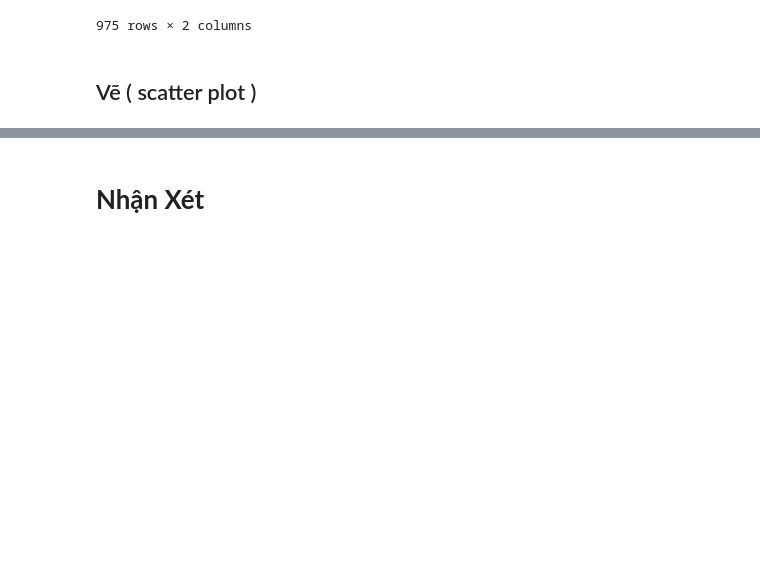
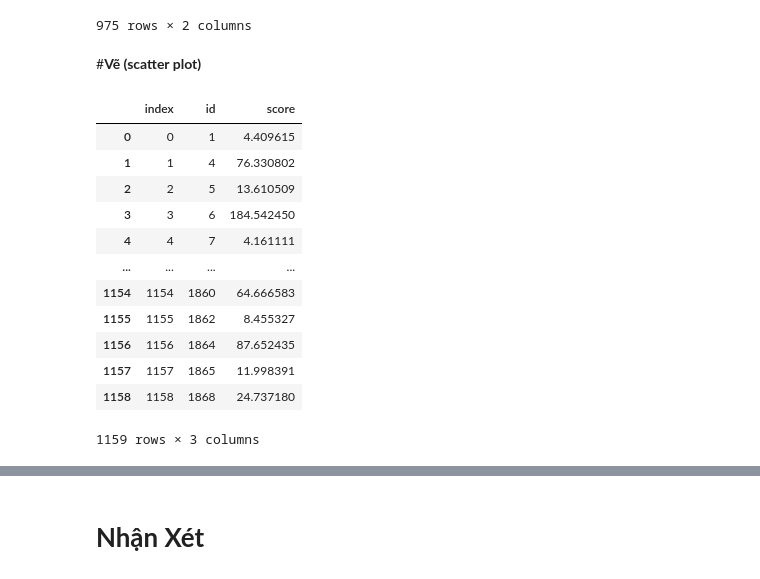
Before and after one commit to phutaekwondo/CS114.L21, a Jupyter notebook: duDoanDiemCuoiKy_homeWork/Bai_colab_so3.ipynb, the cells around one changed output, grey strips where cells are left out. Drawn from its saved outputs; the diff is of its cells as text; code cells hidden in the pictures; blank space fills up the shorter version.

```diff
--- a/duDoanDiemCuoiKy_homeWork/Bai_colab_so3.ipynb
+++ b/duDoanDiemCuoiKy_homeWork/Bai_colab_so3.ipynb
@@ -303,11 +296,25 @@ features_score
 | 974 | 1866 | 5 |
 975 rows × 2 columns
 # %% [markdown]
-## Vẽ ( scatter plot )
+#**Vẽ (scatter plot)**
 # %%
 df_extract = extract.reset_index()
 df_extract = df_extract.rename( columns={ "user_id" :  "id" }, inplace = False )
-print(df_extract)
+df_extract
+# %% [output]
+|  | index | id | score |
+| 0 | 0 | 1 | 4.409615 |
+| 1 | 1 | 4 | 76.330802 |
+| 2 | 2 | 5 | 13.610509 |
+| 3 | 3 | 6 | 184.542450 |
+| 4 | 4 | 7 | 4.161111 |
+| ... | ... | ... | ... |
+| 1154 | 1154 | 1860 | 64.666583 |
+| 1155 | 1155 | 1862 | 8.455327 |
+| 1156 | 1156 | 1864 | 87.652435 |
+| 1157 | 1157 | 1865 | 11.998391 |
+| 1158 | 1158 | 1868 | 24.737180 |
+1159 rows × 3 columns
 # %%
 whole_data = pd.merge( df_extract, features_score, on="id", how="inner"  )
 # %%
```
Also changed, not shown: parts of 6 cells of this notebook.
